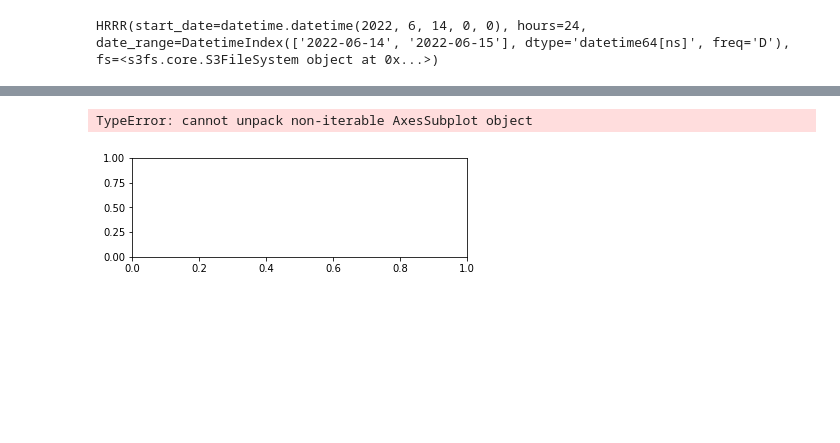
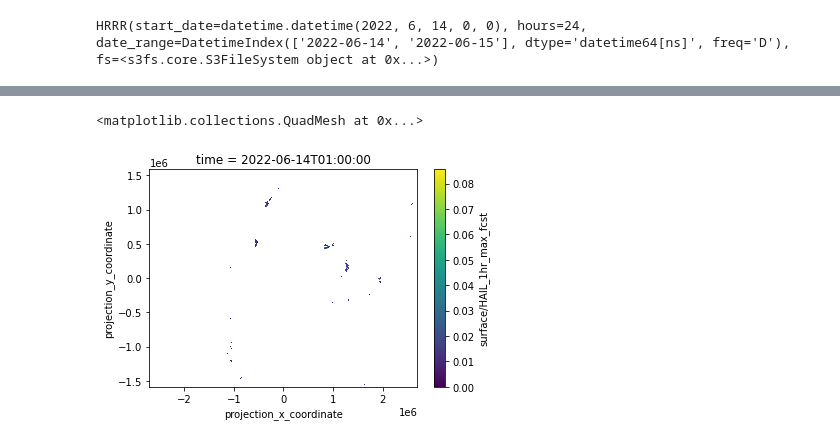
Before and after one commit to leaver2000/griblib, a Jupyter notebook: notebooks/zarr-hrrr.ipynb, the cells around one changed output, grey strips where cells are left out. Cells and saved outputs as stored; diff of their text form; code cells hidden in the pictures; blank space fills up the shorter version.

```diff
--- a/notebooks/zarr-hrrr.ipynb
+++ b/notebooks/zarr-hrrr.ipynb
@@ -76,10 +124,5 @@ alpha = np.where(a > 0, 1, 0)
-# %%
-import cartopy.crs as crrs
-
-fig, ax = plt.subplot(2, 1, 1, projection=None)
-
-# a.plot(figsize=(20, 20))
-# xr.plot.scatter(hail, x="projection_x_coordinate", y="projection_y_coordinate", alpha=alpha,cmap=plt.get("jet"))
-# %% [output]
-TypeError: cannot unpack non-iterable AxesSubplot object
-[figure, removed]
+# %%
+a.plot(alpha=alpha, x="projection_x_coordinate", y="projection_y_coordinate")
+# %% [output]
+<matplotlib.collections.QuadMesh at 0x...>
+[figure, added]
```
Also changed, not shown: parts of 6 cells of this notebook, 7 other files.
